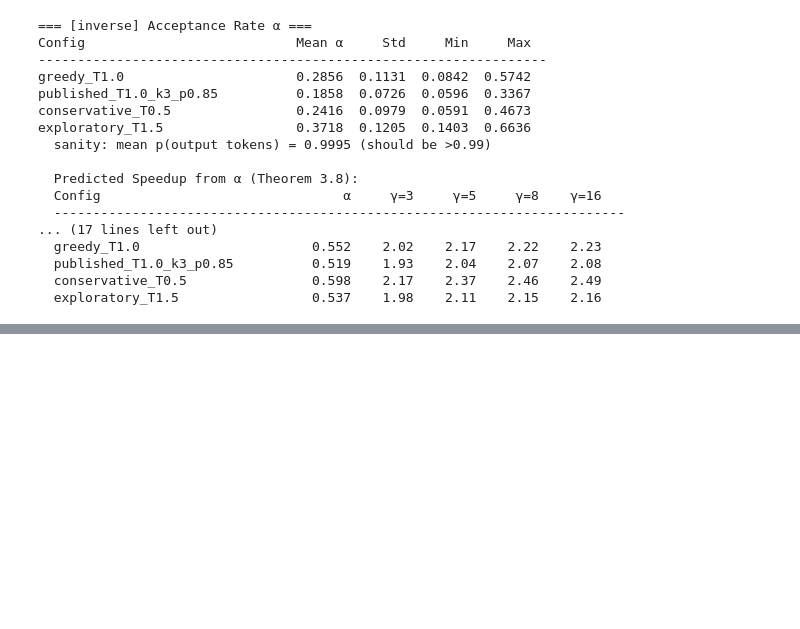
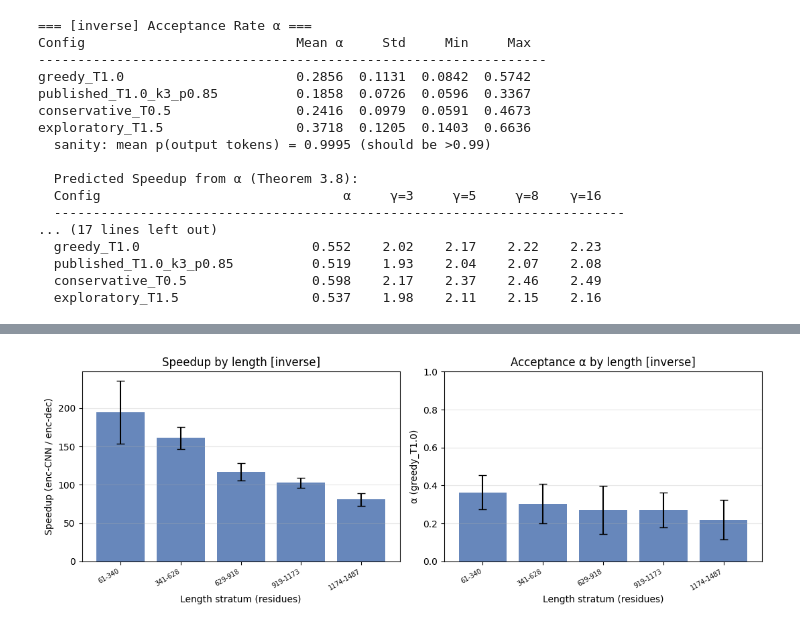
Before and after one commit to Viet2503/Speculative-Decoding-ProstT5, a Jupyter notebook: prostT5/prostT5_baseline_performance_2.ipynb, the cells around one changed output, grey strips where cells are left out. Drawn from its saved outputs; the diff is of its cells as text; code cells hidden in the pictures; blank space fills up the shorter version.

```diff
--- a/prostT5/prostT5_baseline_performance_2.ipynb
+++ b/prostT5/prostT5_baseline_performance_2.ipynb
@@ -1123,0 +1163,95 @@ Saved plot to /content/drive/MyDrive/prostT5_benchmarks/benchmark_results/positi
+# %%
+#@title Summary plots: per-length-stratum aggregates, alpha-by-config, predicted speedup vs gamma. { display-mode: "form" }
+import matplotlib.pyplot as plt
+
+# Assign each protein to one of 5 equal-count length strata (mirrors the balanced 5x20
+# design). Aggregates below use std ACROSS PROTEINS as error bars -- that is the
+# meaningful dispersion (biological spread), not per-repeat timing noise.
+prot_len = summary[["protein_id", "length"]].drop_duplicates()
+prot_len["stratum"] = pd.qcut(prot_len["length"], 5, duplicates="drop")
+strata = list(prot_len["stratum"].cat.categories)                      # ordered intervals
+len2stratum = dict(zip(prot_len["protein_id"], prot_len["stratum"]))
+strata_labels = [f"{int(np.ceil(iv.left))}-{int(iv.right)}" for iv in strata]
+DIR_COLOR = {"inverse": "#4C72B0", "folding": "#DD8452"}
+config_order = list(SAMPLING_CONFIGS.keys())
+
+
+def _bar_by_stratum(ax, df, col, ylabel, title, color):
+    df = df.copy()
+    df["stratum"] = df["protein_id"].map(len2stratum)
+    grp = df.groupby("stratum", observed=True)[col]
+    m = grp.mean().reindex(strata)
+    sd = grp.std().reindex(strata)
+    ax.bar(range(len(strata)), m.values, yerr=sd.values, capsize=4, alpha=0.85, color=color)
+    ax.set_xticks(range(len(strata)))
+    ax.set_xticklabels(strata_labels, rotation=30, ha="right", fontsize=7)
+    ax.set_xlabel("Length stratum (residues)")
+    ax.set_ylabel(ylabel)
+    ax.set_title(title)
+    ax.grid(True, axis="y", alpha=0.3)
+
+
+# (a) Per-length-stratum: speedup + alpha, error bars = std across the ~20 proteins/bin.
+for dname in DIRECTIONS:
+    sp = pivot[pivot["direction"] == dname]
+    al = alpha_df[(alpha_df["direction"] == dname) & (alpha_df["config"] == "greedy_T1.0")]
+    if len(sp) == 0 and len(al) == 0:
+        continue
+    fig, axes = plt.subplots(1, 2, figsize=(11, 4))
+    _bar_by_stratum(axes[0], sp, "speedup_enc_cnn_over_enc_dec",
+                    "Speedup (enc-CNN / enc-dec)", f"Speedup by length [{dname}]",
+                    DIR_COLOR[dname])
+    _bar_by_stratum(axes[1], al, "alpha_mean", "α (greedy_T1.0)",
+                    f"Acceptance α by length [{dname}]", DIR_COLOR[dname])
+    axes[1].set_ylim(0, 1)
+    fig.tight_layout()
+    fig.savefig(RESULTS_DIR / f"summary_by_stratum_{dname}.png", dpi=150)
+    plt.show()
+
+# (b) Acceptance alpha by sampling config -- distribution across proteins (per direction).
+for dname in DIRECTIONS:
+    data = [alpha_df[(alpha_df["direction"] == dname) & (alpha_df["config"] == c)]["alpha_mean"].dropna().values
+            for c in config_order]
+    if not any(len(d) for d in data):
+        continue
+    fig, ax = plt.subplots(figsize=(7, 4))
+    ax.boxplot(data, showmeans=True)
+    ax.set_xticks(range(1, len(config_order) + 1))
+    ax.set_xticklabels(config_order, rotation=20, ha="right", fontsize=7)
+    ax.set_ylabel("α (acceptance rate)")
+    ax.set_title(f"α by sampling config [{dname}] (distribution over proteins)")
+    ax.set_ylim(0, 1)
+    ax.grid(True, axis="y", alpha=0.3)
+    fig.tight_layout()
+    fig.savefig(RESULTS_DIR / f"alpha_by_config_{dname}.png", dpi=150)
+    plt.show()
+
+# (c) Predicted speedup vs draft length gamma from measured alpha (Theorem 3.8, idealized
+#     c->0): expected accepted tokens per block = (1 - alpha^(gamma+1)) / (1 - alpha).
+gammas = np.arange(1, 17)
+for dname in DIRECTIONS:
+    fig, ax = plt.subplots(figsize=(7, 4))
+    plotted = False
+    for c in config_order:
+        s = alpha_df[(alpha_df["direction"] == dname) & (alpha_df["config"] == c)]["alpha_mean"].dropna()
+        if len(s) == 0:
+            continue
+        a = s.mean()
+        pred = (1 - a ** (gammas + 1)) / (1 - a) if a < 1 else gammas + 1.0
+        ax.plot(gammas, pred, marker="o", ms=3, alpha=0.85, label=f"{c} (α={a:.2f})")
+        plotted = True
+    if not plotted:
+        plt.close(fig)
+        continue
+    ax.set_xlabel("Draft length γ")
+    ax.set_ylabel("Predicted speedup  (1−α^(γ+1))/(1−α)")
+    ax.set_title(f"Predicted speedup vs γ [{dname}] (Theorem 3.8, idealized)")
+    ax.grid(True, alpha=0.3)
+    ax.legend(fontsize=7)
+    fig.tight_layout()
+    fig.savefig(RESULTS_DIR / f"predicted_speedup_vs_gamma_{dname}.png", dpi=150)
+    plt.show()
+
+print(f"Saved summary plots to {RESULTS_DIR}")
+# %% [output]
+[figure, added]
```
Also changed, not shown: parts of 8 cells of this notebook, 23 other files.
